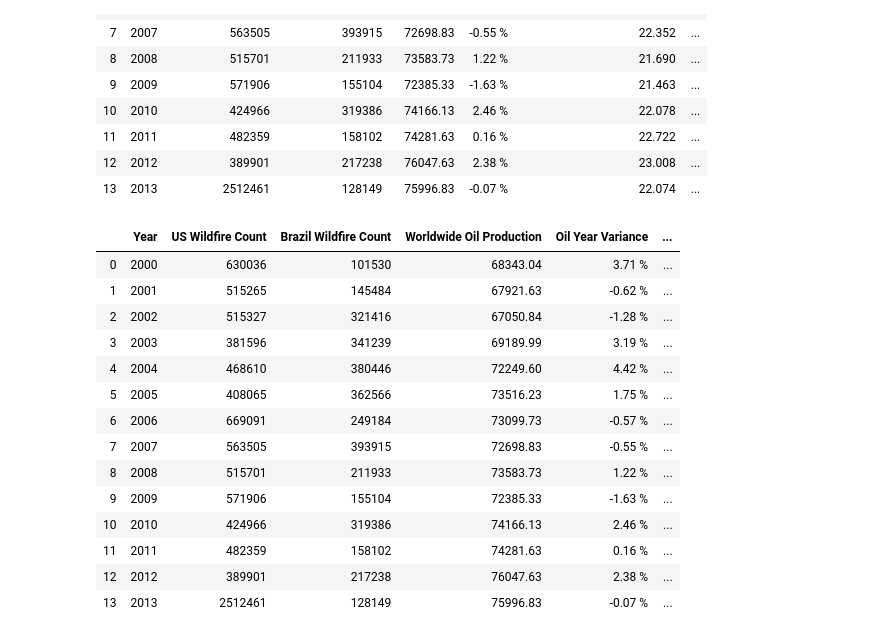
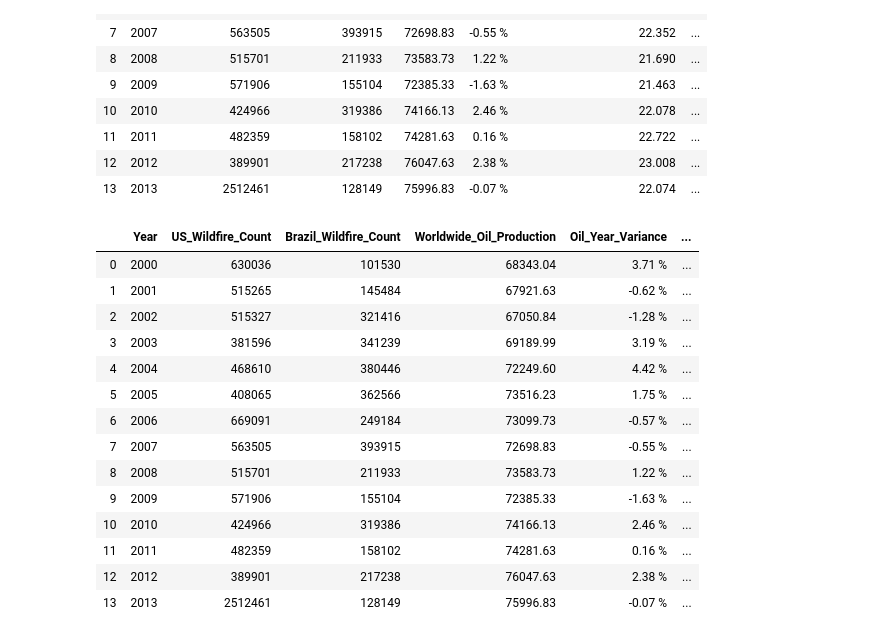
Before and after one commit to lourdesrm/ETL-project, a Jupyter notebook: database.ipynb, the cells around one changed output. Cells and saved outputs as stored; diff of their text form; code cells hidden in the pictures.

```diff
--- a/database.ipynb
+++ b/database.ipynb
@@ -78,10 +86,10 @@ merge_4
 | 12 | 2012 | 389901 | 217238 | 76047.63 | 2.38 % | 23.008 | ... |
 | 13 | 2013 | 2512461 | 128149 | 75996.83 | -0.07 % | 22.074 | ... |
 # %%
-summary_df = merge_4.rename(columns={"Number of Fires_x": "US Wildfire Count", "Number of Fires_y": "Brazil Wildfire Count", "production":"Worldwide Oil Production", "change":"Oil Year Variance", "US Max Annual Temperature":"US Max Annual Temp (C)", "Brazil Max Annual Temperature":"Brazil Max Annual Temp (C)", "Brazil_Tonnes":"Brazil C02 Emissions (Ton)","United States": "US C02 Emissions (Ton)"})
+summary_df = merge_4.rename(columns={"Number of Fires_x": "US_Wildfire_Count", "Number of Fires_y": "Brazil_Wildfire_Count", "production":"Worldwide_Oil_Production", "change":"Oil_Year_Variance", "US Max Annual Temperature":"US_Max_Annual_Temp_C", "Brazil Max Annual Temperature":"Brazil_Max_Annual_Temp_C", "Brazil_Tonnes":"Brazil_C02_Emissions_Ton","United States": "US_C02_Emissions_Ton"})
 summary_df
 # %% [output]
-|  | Year | US Wildfire Count | Brazil Wildfire Count | Worldwide Oil Production | Oil Year Variance | ... |
+|  | Year | US_Wildfire_Count | Brazil_Wildfire_Count | Worldwide_Oil_Production | Oil_Year_Variance | ... |
 | 0 | 2000 | 630036 | 101530 | 68343.04 | 3.71 % | ... |
 | 1 | 2001 | 515265 | 145484 | 67921.63 | -0.62 % | ... |
 | 2 | 2002 | 515327 | 321416 | 67050.84 | -1.28 % | ... |
```
Also changed, not shown: parts of 18 cells of this notebook, 3 other files.
